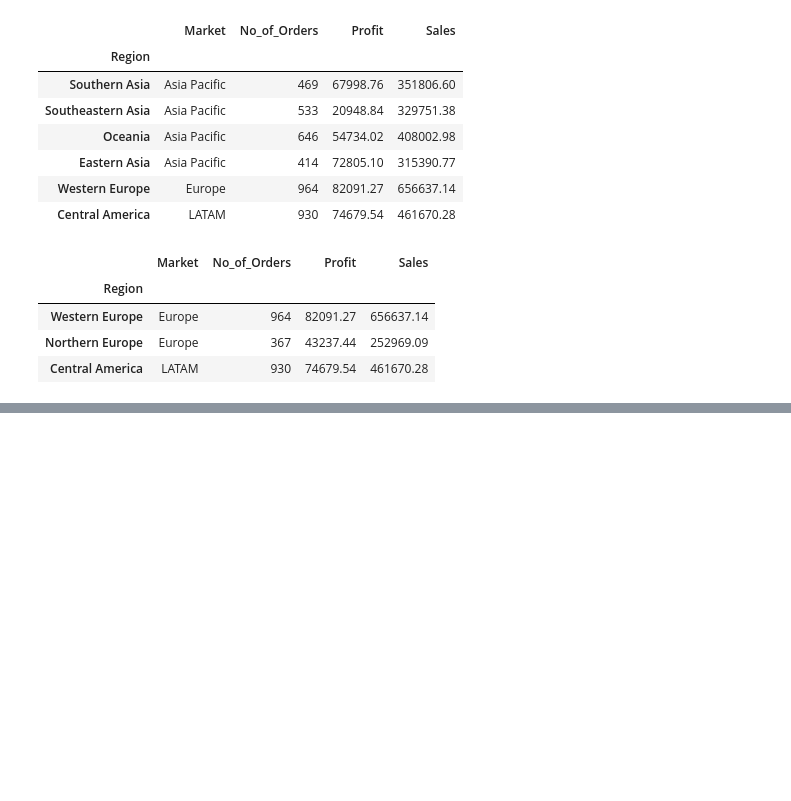
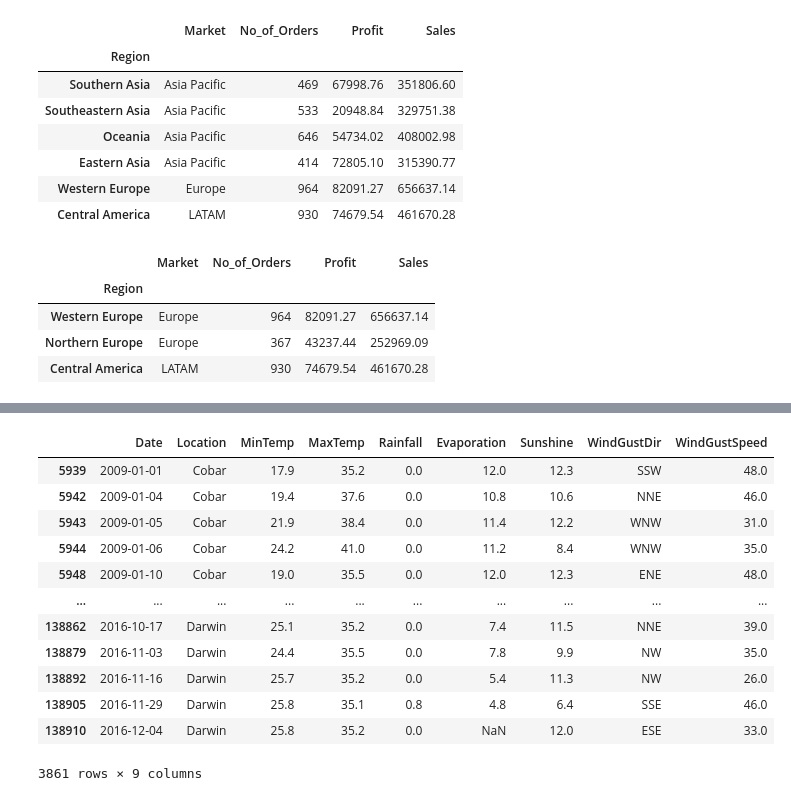
Before and after one commit to AsifVirani5/Project_Pandas_Codes, a Jupyter notebook: Pandas_Interview_Questions.ipynb, the cells around one changed output, grey strips where cells are left out. Drawn from its saved outputs; the diff is of its cells as text; code cells hidden in the pictures; blank space fills up the shorter version.

```diff
--- a/Pandas_Interview_Questions.ipynb
+++ b/Pandas_Interview_Questions.ipynb
@@ -621,0 +657,18 @@ df[ (df["Market"].isin(["LATAM", "Europe"])) & (df["Sales"]> 250000) ] # Display
+# %%
+# The cold drink sales will most likely increase on the days which have high sunshine(>5) and high max temperature(>35). Use the filter operation to filter out these days
+
+df[(df["Sunshine"] >5) & (df["MaxTemp"] > 35)] # Display the rows where Sunshine is greater than 5 and MaxTemp is greater than 35
+# %% [output]
+|  | Date | Location | MinTemp | MaxTemp | Rainfall | Evaporation | Sunshine | WindGustDir | WindGustSpeed |
+| 5939 | 2009-01-01 | Cobar | 17.9 | 35.2 | 0.0 | 12.0 | 12.3 | SSW | 48.0 |
+| 5942 | 2009-01-04 | Cobar | 19.4 | 37.6 | 0.0 | 10.8 | 10.6 | NNE | 46.0 |
+| 5943 | 2009-01-05 | Cobar | 21.9 | 38.4 | 0.0 | 11.4 | 12.2 | WNW | 31.0 |
+| 5944 | 2009-01-06 | Cobar | 24.2 | 41.0 | 0.0 | 11.2 | 8.4 | WNW | 35.0 |
+| 5948 | 2009-01-10 | Cobar | 19.0 | 35.5 | 0.0 | 12.0 | 12.3 | ENE | 48.0 |
+| ... | ... | ... | ... | ... | ... | ... | ... | ... | ... |
+| 138862 | 2016-10-17 | Darwin | 25.1 | 35.2 | 0.0 | 7.4 | 11.5 | NNE | 39.0 |
+| 138879 | 2016-11-03 | Darwin | 24.4 | 35.5 | 0.0 | 7.8 | 9.9 | NW | 35.0 |
+| 138892 | 2016-11-16 | Darwin | 25.7 | 35.2 | 0.0 | 5.4 | 11.3 | NW | 26.0 |
+| 138905 | 2016-11-29 | Darwin | 25.8 | 35.1 | 0.8 | 4.8 | 6.4 | SSE | 46.0 |
+| 138910 | 2016-12-04 | Darwin | 25.8 | 35.2 | 0.0 | NaN | 12.0 | ESE | 33.0 |
+3861 rows × 9 columns
```
Also changed, not shown: parts of 23 cells of this notebook, 4 other files.
